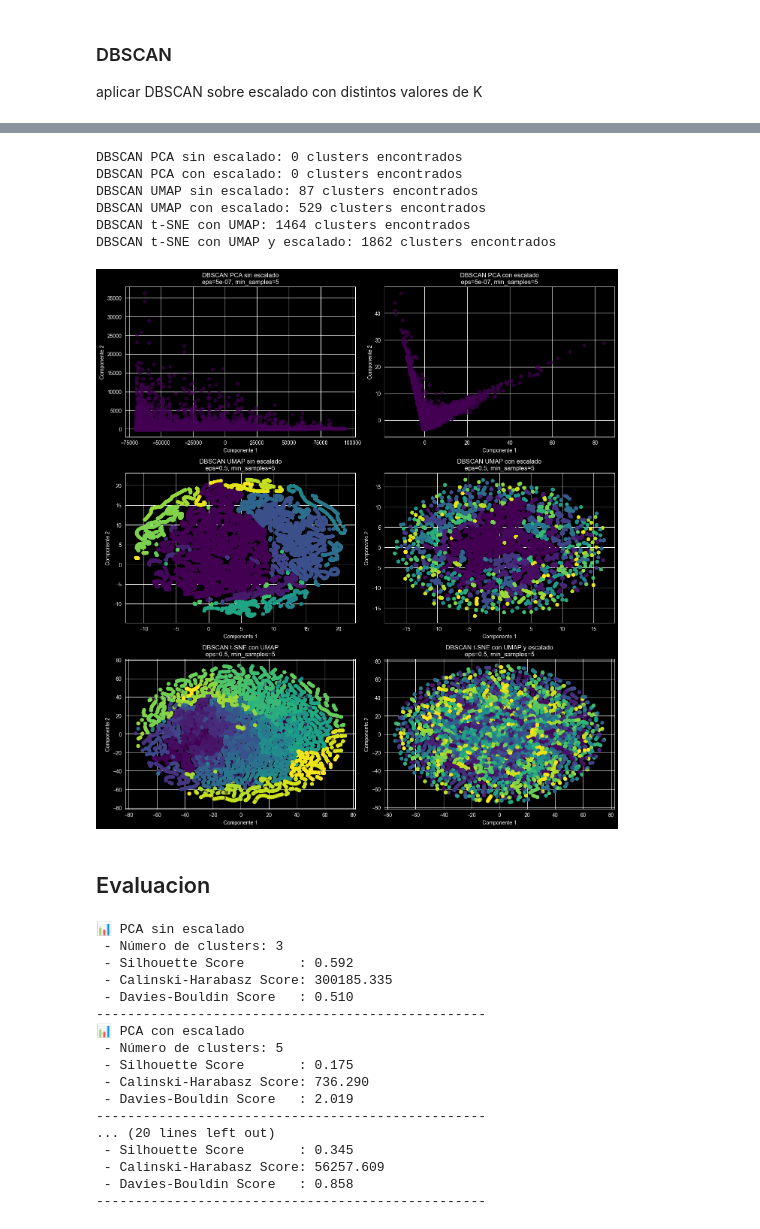
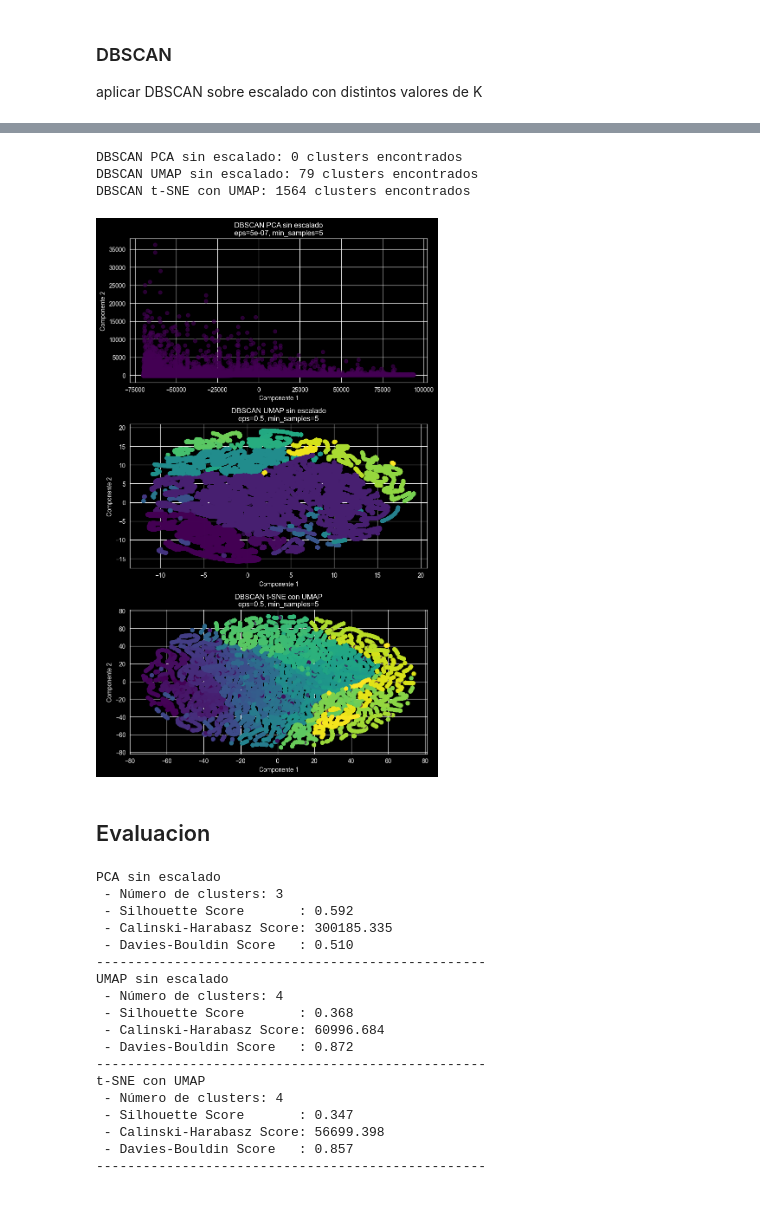
Before and after one commit to SebaSalasLvd/proyecto-mineria, a Jupyter notebook: hito-2/pregunta_4.ipynb, the cells around one changed output, grey strips where cells are left out. Saved outputs shown, nothing was run; the diff lists cells and outputs as text; code cells hidden in the pictures.

```diff
--- a/hito-2/pregunta_4.ipynb
+++ b/hito-2/pregunta_4.ipynb
@@ -361,40 +357,34 @@ plt.show()
 # %%
 from sklearn.cluster import DBSCAN
 
 def plot_dbscan(X_data, title, ax, eps, min_samples=5):
     dbscan = DBSCAN(eps=eps, min_samples=min_samples)
     labels = dbscan.fit_predict(X_data)
 
     n_clusters = len(set(labels)) - (1 if -1 in labels else 0)
     print(f"{title}: {n_clusters} clusters encontrados")
 
     scatter = ax.scatter(X_data[:, 0], X_data[:, 1], c=labels, cmap='viridis', alpha=0.6)
     ax.set_title(f"{title}\neps={eps}, min_samples={min_samples}")
     ax.set_xlabel('Componente 1')
     ax.set_ylabel('Componente 2')
     ax.grid(True)
 
-fig, axes = plt.subplots(3, 2, figsize=(14, 15))
+fig, axes = plt.subplots(3, 1, figsize=(8,13))
 
-plot_dbscan(X_pca, 'DBSCAN PCA sin escalado', axes[0, 0], eps=0.0000005)
-plot_dbscan(X_pca_scaled, 'DBSCAN PCA con escalado', axes[0, 1], eps=0.0000005)
+plot_dbscan(X_pca, 'DBSCAN PCA sin escalado', axes[0], eps=0.0000005)
 
-plot_dbscan(X_umap, 'DBSCAN UMAP sin escalado', axes[1, 0], eps=0.5)
-plot_dbscan(X_umap_scaled, 'DBSCAN UMAP con escalado', axes[1, 1], eps=0.5)
+plot_dbscan(X_umap, 'DBSCAN UMAP sin escalado', axes[1], eps=0.5)
 
-plot_dbscan(X_tsne, 'DBSCAN t-SNE con UMAP', axes[2, 0], eps=0.5)
-plot_dbscan(X_tsne_scaled, 'DBSCAN t-SNE con UMAP y escalado', axes[2, 1], eps=0.5)
+plot_dbscan(X_tsne, 'DBSCAN t-SNE con UMAP', axes[2], eps=0.5)
 
 plt.tight_layout()
 plt.show()
 # %% [output]
 DBSCAN PCA sin escalado: 0 clusters encontrados
-DBSCAN PCA con escalado: 0 clusters encontrados
-DBSCAN UMAP sin escalado: 87 clusters encontrados
-DBSCAN UMAP con escalado: 529 clusters encontrados
-DBSCAN t-SNE con UMAP: 1464 clusters encontrados
-DBSCAN t-SNE con UMAP y escalado: 1862 clusters encontrados
+DBSCAN UMAP sin escalado: 79 clusters encontrados
+DBSCAN t-SNE con UMAP: 1564 clusters encontrados
-[figure, old version]
+[figure, new version]
 # %% [markdown]
 ## Evaluacion
 # %%
@@ -422,11 +412,8 @@ from sklearn.cluster import KMeans
 # Definir parámetros
 k_params = {
     'PCA sin escalado': (X_pca, 3),
-    'PCA con escalado': (X_pca_scaled, 5),
     'UMAP sin escalado': (X_umap, 4),
-    'UMAP con escalado': (X_umap_scaled, 4),
     't-SNE con UMAP': (X_tsne, 4),
-    't-SNE con UMAP y escalado': (X_tsne_scaled, 4),
 }
 
 # Evaluación
@@ -435,22 +422,23 @@ for name, (X_data, k) in k_params.items():
     labels = kmeans.fit_predict(X_data)
     evaluate_clustering(X_data, labels, name)
 # %% [output]
-📊 PCA sin escalado
+PCA sin escalado
  - Número de clusters: 3
  - Silhouette Score       : 0.592
  - Calinski-Harabasz Score: 300185.335
  - Davies-Bouldin Score   : 0.510
 --------------------------------------------------
-📊 PCA con escalado
- - Número de clusters: 5
- - Silhouette Score       : 0.175
- - Calinski-Harabasz Score: 736.290
- - Davies-Bouldin Score   : 2.019
+UMAP sin escalado
+ - Número de clusters: 4
+ - Silhouette Score       : 0.368
+ - Calinski-Harabasz Score: 60996.684
+ - Davies-Bouldin Score   : 0.872
 --------------------------------------------------
-... (20 lines left out)
- - Silhouette Score       : 0.345
- - Calinski-Harabasz Score: 56257.609
- - Davies-Bouldin Score   : 0.858
+t-SNE con UMAP
+ - Número de clusters: 4
+ - Silhouette Score       : 0.347
+ - Calinski-Harabasz Score: 56699.398
+ - Davies-Bouldin Score   : 0.857
 --------------------------------------------------
 # %%
 from sklearn.cluster import DBSCAN
```
Also changed, not shown: parts of 9 cells of this notebook.
